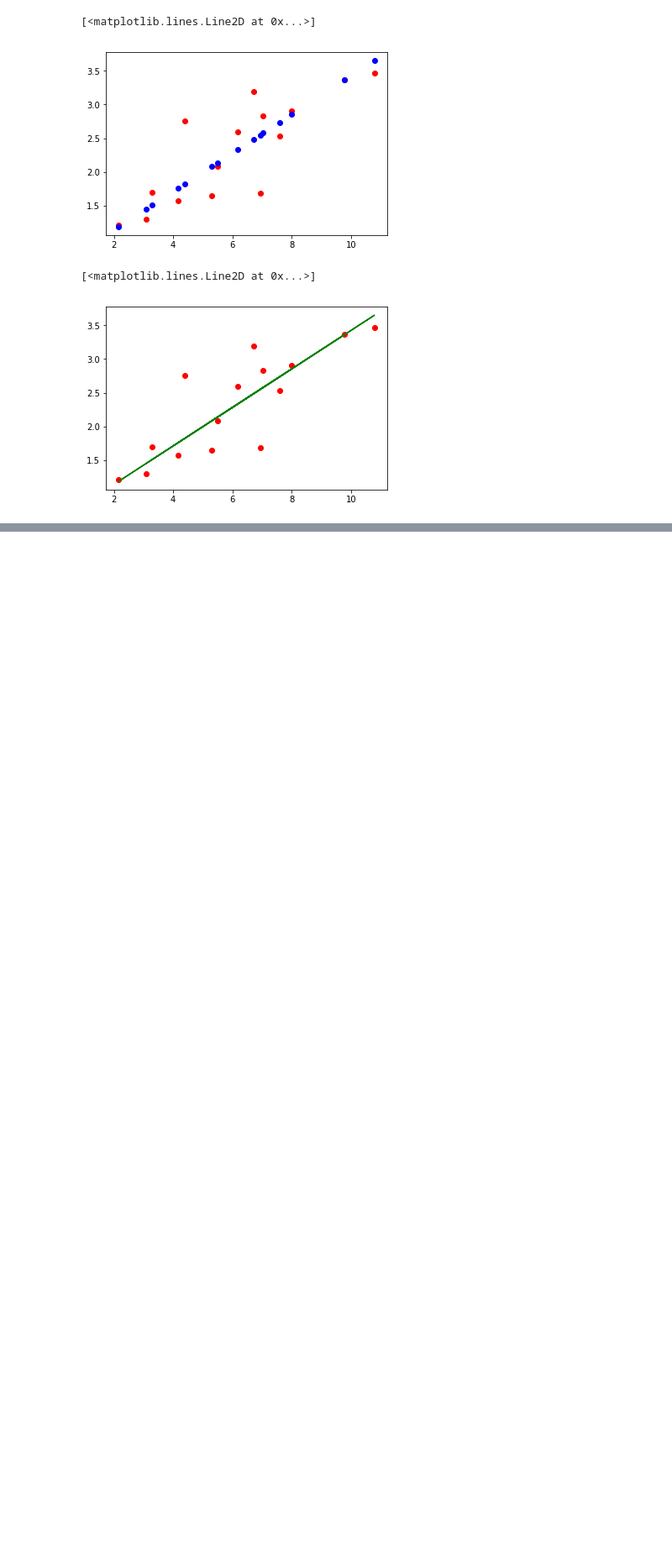
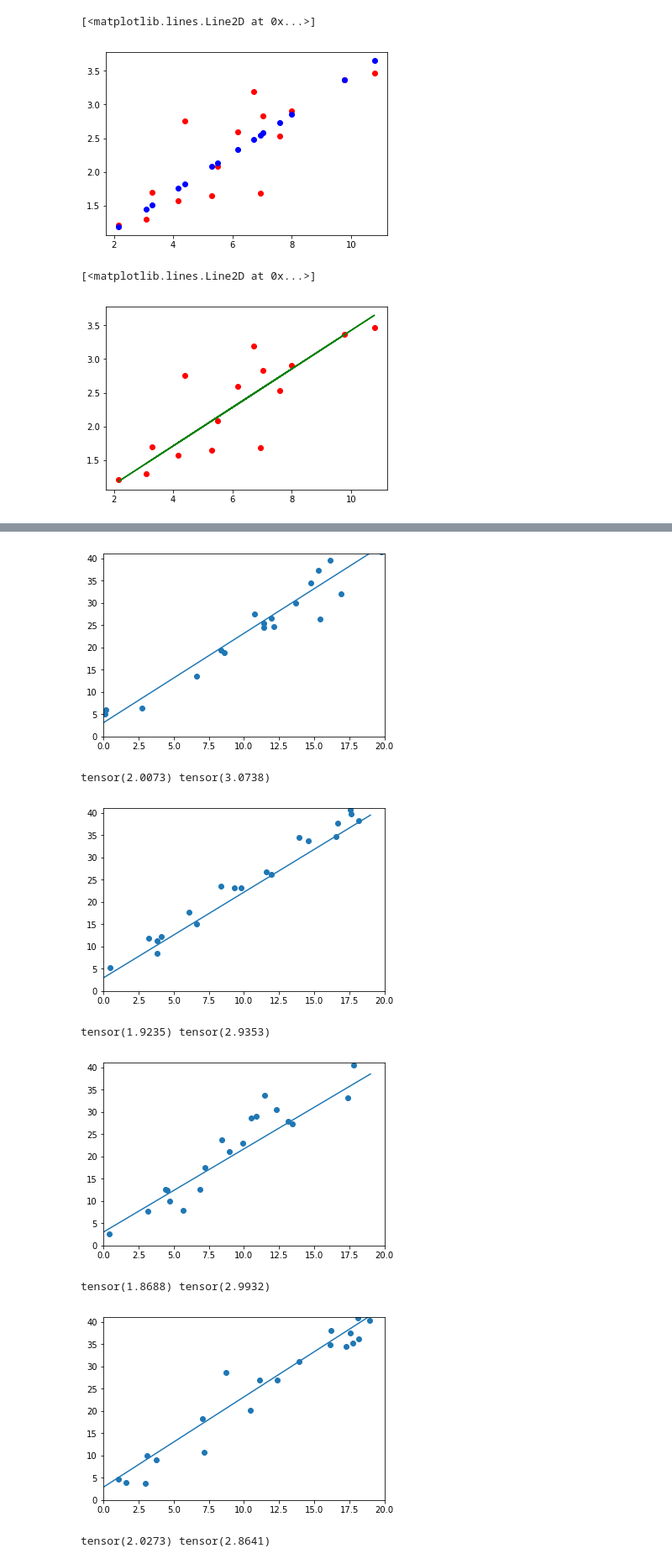
Before and after one commit to HBU/Jupyter, a Jupyter notebook: 24PyTorchChinese/10分钟快速入门 PyTorch (1) - 线性回归.ipynb, the cells around one changed output, grey strips where cells are left out. Shown: that part at 84% size. Drawn from its saved outputs; the diff is of its cells as text; code cells hidden in the pictures; blank space fills up the shorter version.

```diff
--- a/24PyTorchChinese/10分钟快速入门 PyTorch (1) - 线性回归.ipynb
+++ b/24PyTorchChinese/10分钟快速入门 PyTorch (1) - 线性回归.ipynb
@@ -119,0 +145,4 @@ plt.plot(x_train.numpy(), predict,'g', label='Fitting Line')
+# %%
+w=t.rand(1,1)
+b=t.zeros(1,1)
+lr=0.001
@@ -119,0 +157,42 @@ plt.plot(x_train.numpy(), predict,'g', label='Fitting Line')
+# %%
+for ii in range(20000):
+    x,y=get_fake_data()
+
+    y_pred = x.mm(w) + b.expand_as(y)
+    loss = 0.5 * (y_pred-y)**2
+    loss = loss.sum()
+
+    dloss = 1
+    dy_pred = dloss * (y_pred - y)
+
+    dw = x.t().mm(dy_pred)
+    db = dy_pred.sum()
+
+    w.sub_(lr*dw)
+    b.sub_(lr*db)
+
+    if ii%1000 == 0:
+
+        #display.clear_output(wait=True)
+        x=t.arange(0,20).view(-1,1)
+        y=x.mm(w)+b.expand_as(x)
+        plt.plot(x.numpy(),y.numpy())
+
+        x2,y2=get_fake_data(batch_size=20)
+        plt.scatter(x2.numpy(),y2.numpy())
+
+        plt.xlim(0,20)
+        plt.ylim(0,41)
+        plt.show()
+        plt.pause(0.5)
+
+        print(w.squeeze()[0],b.squeeze()[0])
+# %% [output]
+[figure, added]
+tensor(2.0073) tensor(3.0738)
+[figure, added]
+tensor(1.9235) tensor(2.9353)
+[figure, added]
+tensor(1.8688) tensor(2.9932)
+[figure, added]
+tensor(2.0273) tensor(2.8641)
```
Also changed, not shown: parts of 10 cells of this notebook.
